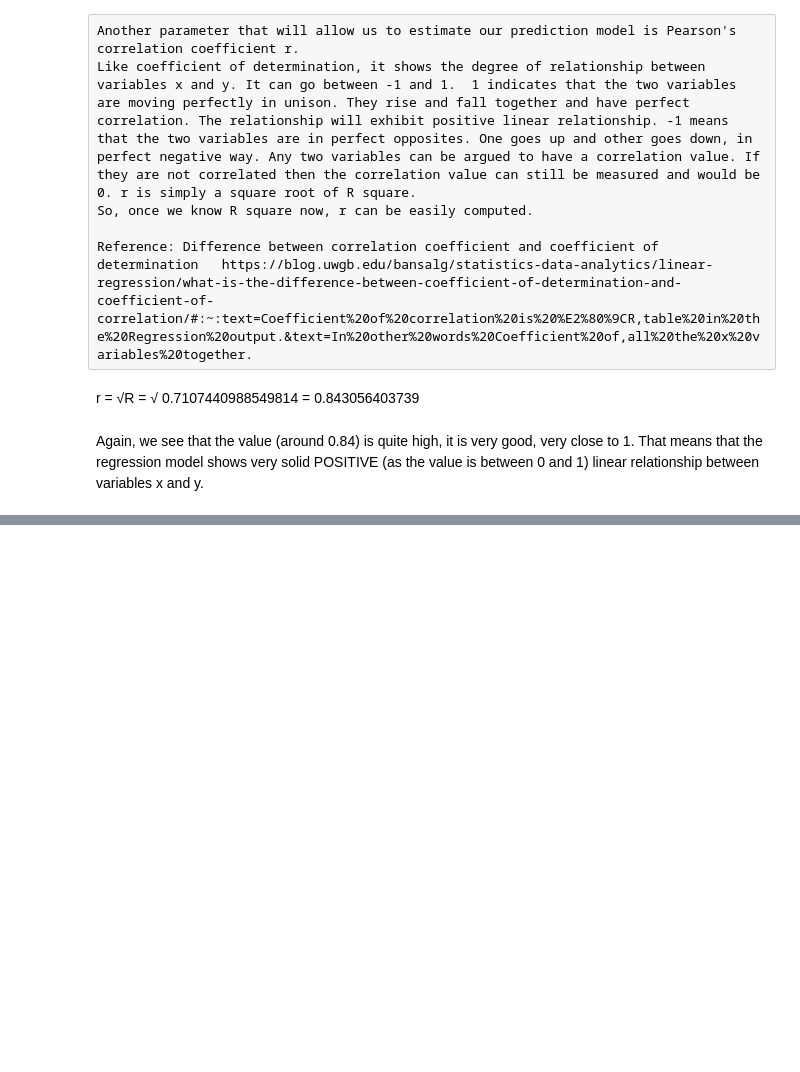
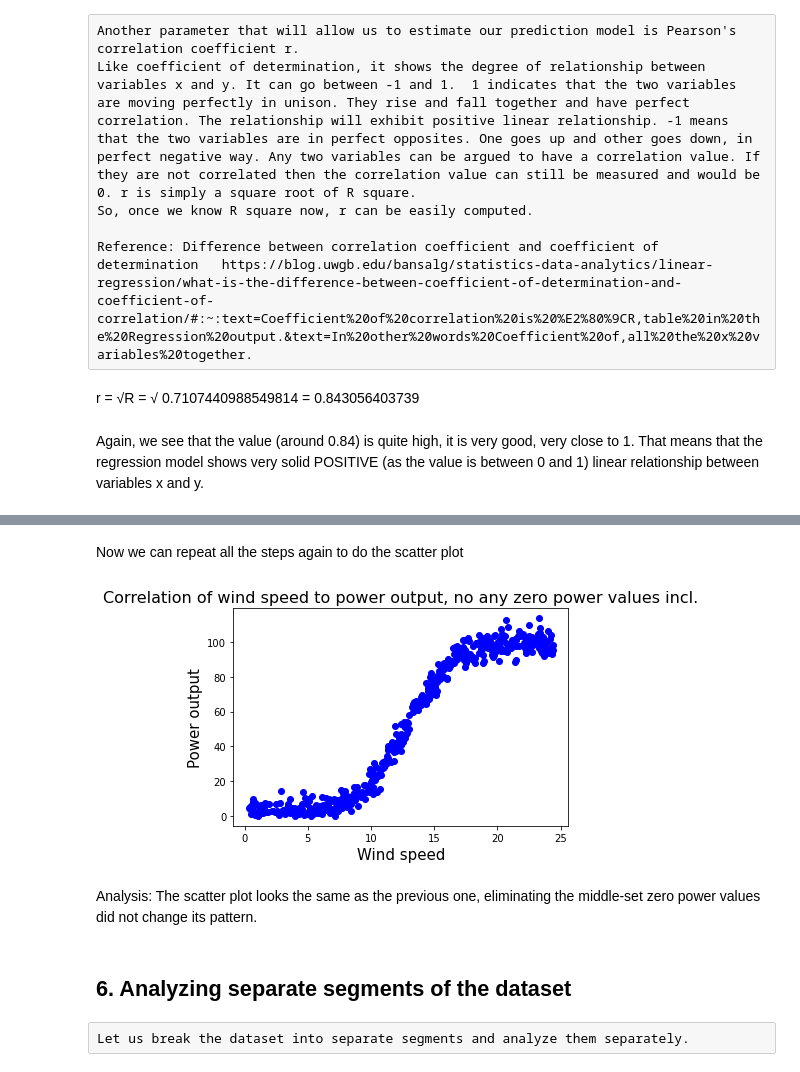
Before and after one commit to dmitrijsg123/Fundamentals_of_Data_Analysis_Project, a Jupyter notebook: Powerproduction.ipynb, the cells around one changed output, grey strips where cells are left out. Cells and saved outputs as stored; diff of their text form; code cells hidden in the pictures; blank space fills up the shorter version.

Commit message:
Added section "Analyzing separate segments of the dataset"

```diff
--- a/Powerproduction.ipynb
+++ b/Powerproduction.ipynb
@@ -341,0 +352,2 @@ Again, we see that the value (around 0.84) is quite high, it is very good, very
+# %%
+df_no_any_zeros = df[df.power != 0]
@@ -341,0 +370,15 @@ Again, we see that the value (around 0.84) is quite high, it is very good, very
+# %% [markdown]
+Now we can repeat all the steps again to do the scatter plot
+# %%
+plt.title("Correlation of wind speed to power output, no any zero power values incl.",fontsize=16)   # Title of the plot
+plt.xlabel("Wind speed",fontsize=15)   # independent variable - Wind speed
+plt.ylabel("Power output",fontsize=15)  # dependent variable - Power output
+plt.scatter(df_no_any_zeros.speed,df_no_any_zeros.power, color="blue");   # scatter plotting
+# %% [output]
+[figure, added]
+# %% [markdown]
+Analysis: The scatter plot looks the same as the previous one, eliminating the middle-set zero power values did not change its pattern.
+# %% [markdown]
+## 6. Analyzing separate segments of the dataset
+# %% [raw]
+Let us break the dataset into separate segments and analyze them separately.
```
Also changed, not shown: parts of 51 cells of this notebook.
